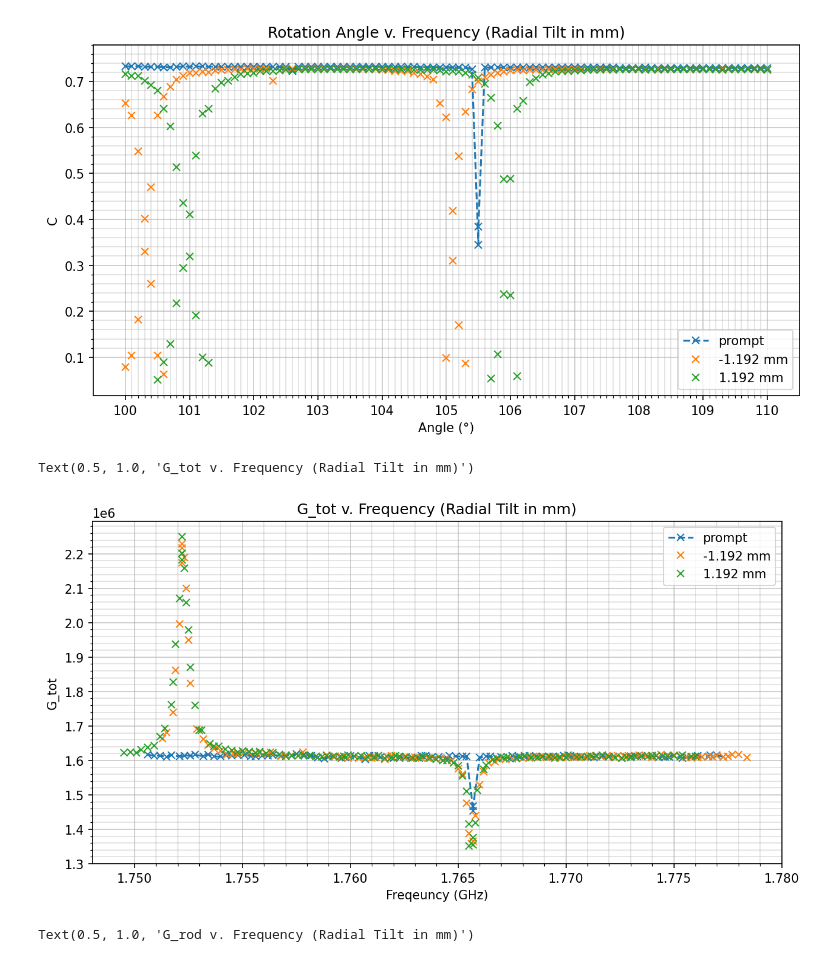
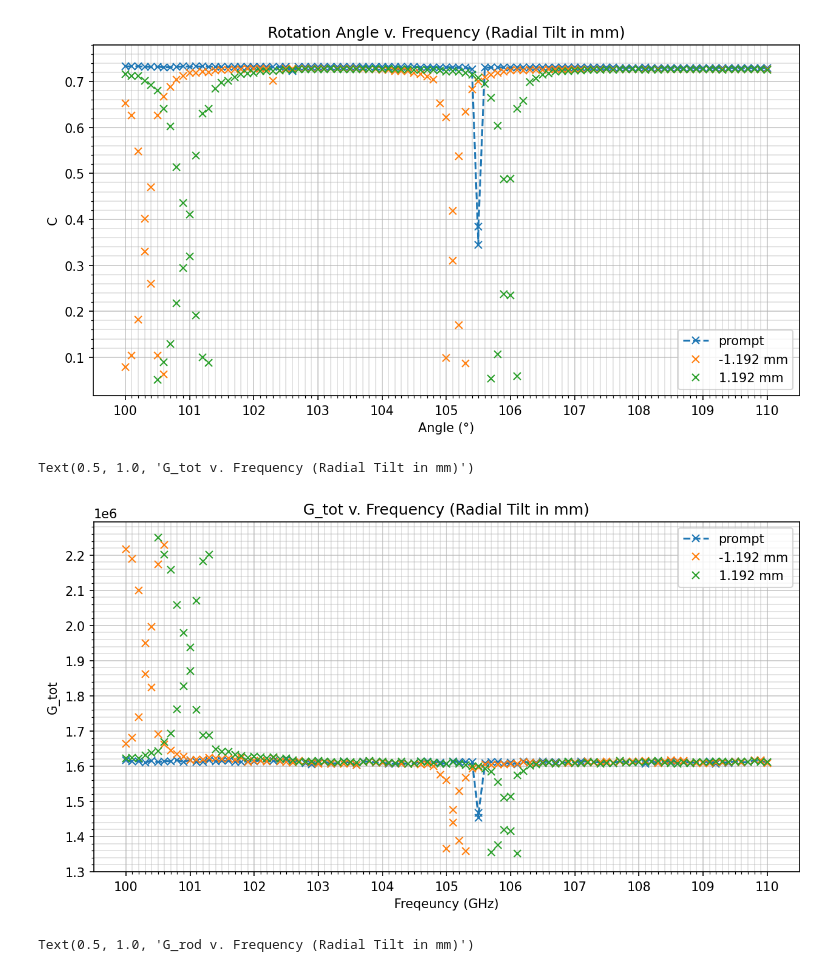
Before and after one commit to peanutflavorbean/CAPP, a Jupyter notebook: Radial_Tilt_Tolerance.ipynb, the cells around one changed output. Drawn from its saved outputs; the diff is of its cells as text; code cells hidden in the pictures.

```diff
--- a/Radial_Tilt_Tolerance.ipynb
+++ b/Radial_Tilt_Tolerance.ipynb
@@ -117,34 +117,35 @@ Text(0.5, 1.0, 'Rotation Angle v. Frequency (Radial Tilt in mm)')
 # %%
 fig,axs = plt.subplots(1,1,figsize=(10,5),dpi=150)
 #p_error = np.zeros(1)
 #n_error = np.zeros(1)
 for v in var:
-   freq = data[v][1] # freq of prompt
+   freq = data[v][0] # freq of prompt
    pmt = data[v][3] # Qtot of prompt
    label = '%f' % v
    if v == 0:
       label = 'prompt'
       axs.plot(freq,pmt,marker='x',linestyle = '--', label = label)
    else:
       label = '%.3f mm' %(v*596)
       axs.plot(freq,pmt,marker='x',linestyle='None',label=label)
 
-axs.set_xticks(np.arange(1.750,1.780,0.005))
-axs.set_xticks(np.arange(1.750,1.780,0.001),minor=True)
-
+#axs.set_xticks(np.arange(1.750,1.780,0.005))
+#axs.set_xticks(np.arange(1.750,1.780,0.001),minor=True)
+axs.set_xticks(np.arange(100,111,1))
+axs.set_xticks(np.arange(100,110,0.1),minor=True)
 axs.set_yticks(np.arange(1.3e6,2.3e6,0.1e6))
 axs.set_yticks(np.arange(1.3e6,2.3e6,0.02e6),minor=True)
 
 axs.grid(which='major',alpha=0.7)
 axs.grid(which="minor",alpha=0.4)
 
 axs.legend()
 axs.set_ylabel('G_tot')
 axs.set_xlabel('Freqeuncy (GHz)')
 axs.set_title('G_tot v. Frequency (Radial Tilt in mm)')
 # %% [output]
 Text(0.5, 1.0, 'G_tot v. Frequency (Radial Tilt in mm)')
-[figure, old version]
+[figure, new version]
 # %%
 fig,axs = plt.subplots(1,1,figsize=(10,5),dpi=150)
 #p_error = np.zeros(1)
```
Also changed, not shown: 1 other file.
